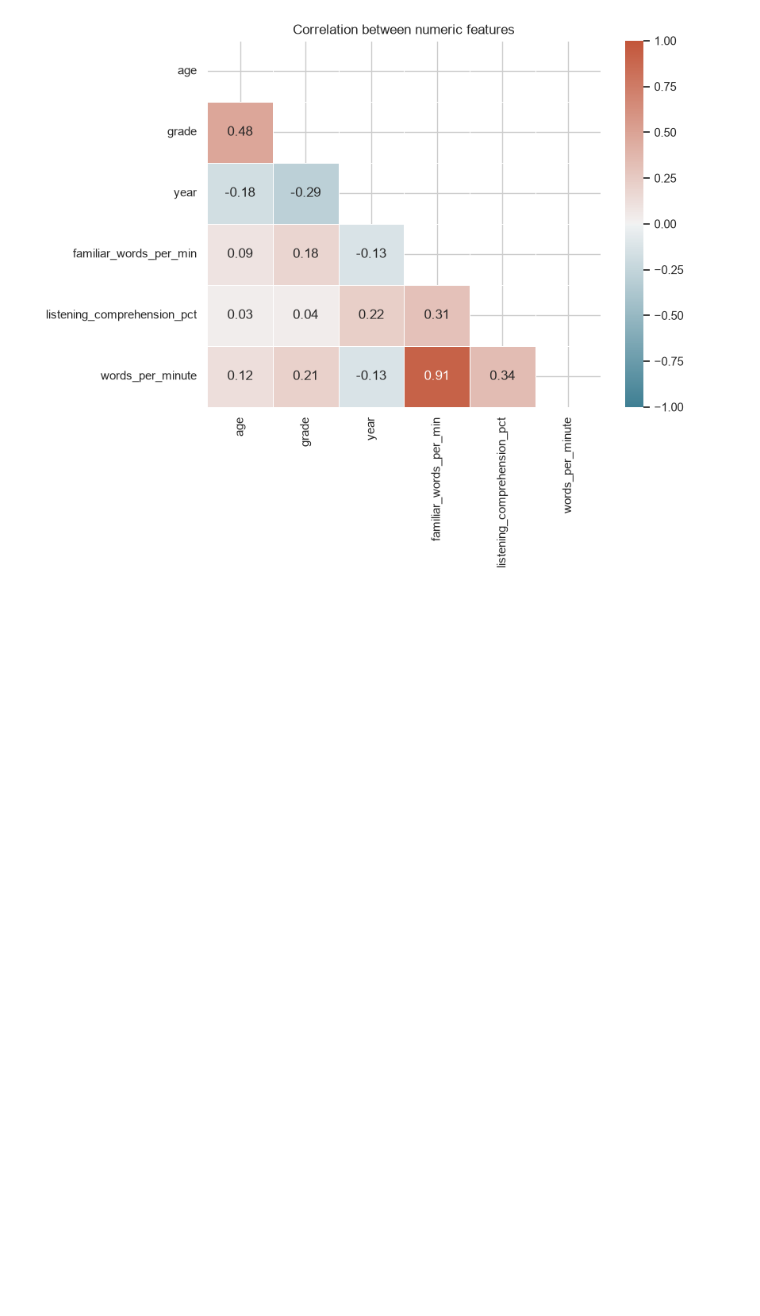
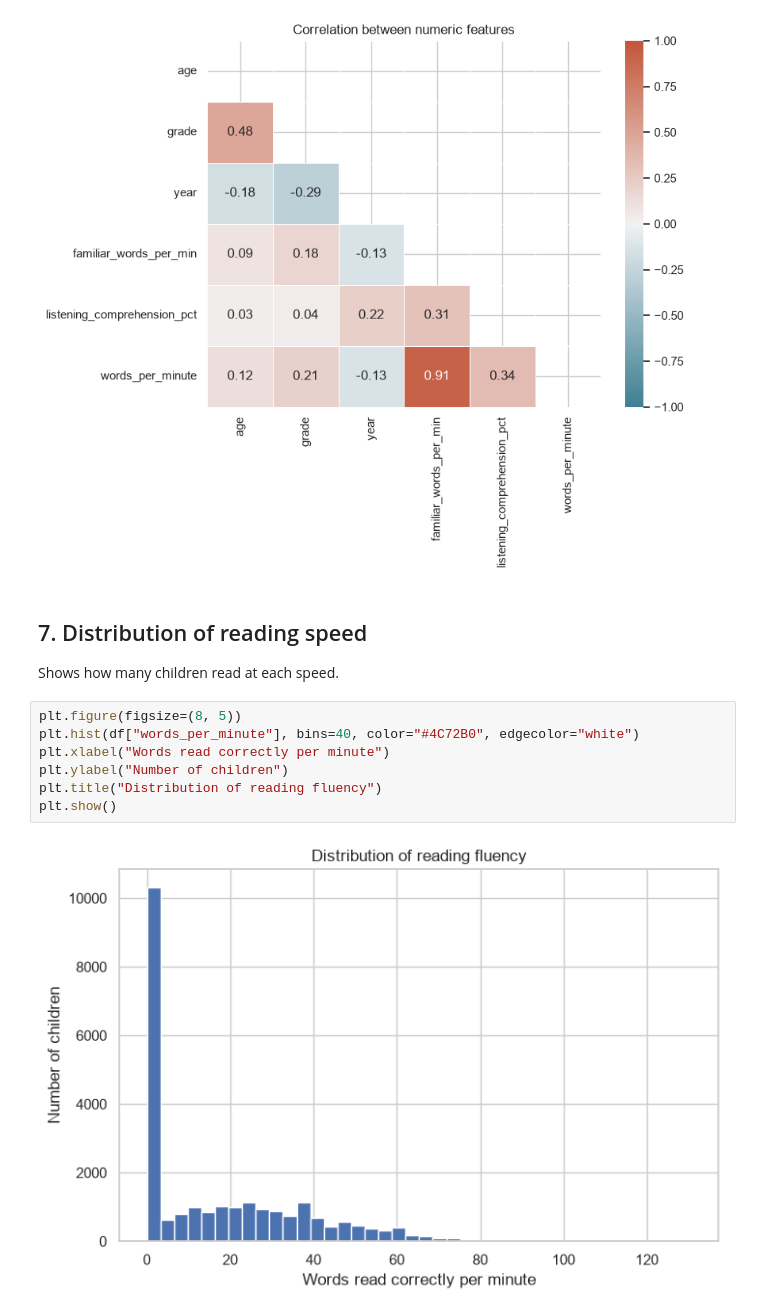
Before and after one commit to ishejaladouce/linear_regression_model, a Jupyter notebook: summative/linear_regression/multivariate.ipynb, the cells around one changed output. Cells and saved outputs as stored; diff of their text form; blank space fills up the shorter version.

Commit message:
Add charts and observations

```diff
--- a/summative/linear_regression/multivariate.ipynb
+++ b/summative/linear_regression/multivariate.ipynb
@@ -112,3 +112,15 @@ plt.title("Correlation between numeric features")
 plt.show()
 # %% [output]
 [figure]
+# %% [markdown]
+## 7. Distribution of reading speed
+Shows how many children read at each speed.
+# %%
+plt.figure(figsize=(8, 5))
+plt.hist(df["words_per_minute"], bins=40, color="#4C72B0", edgecolor="white")
+plt.xlabel("Words read correctly per minute")
+plt.ylabel("Number of children")
+plt.title("Distribution of reading fluency")
+plt.show()
+# %% [output]
+[figure, added]
```
Also changed, not shown: parts of 4 cells of this notebook.
